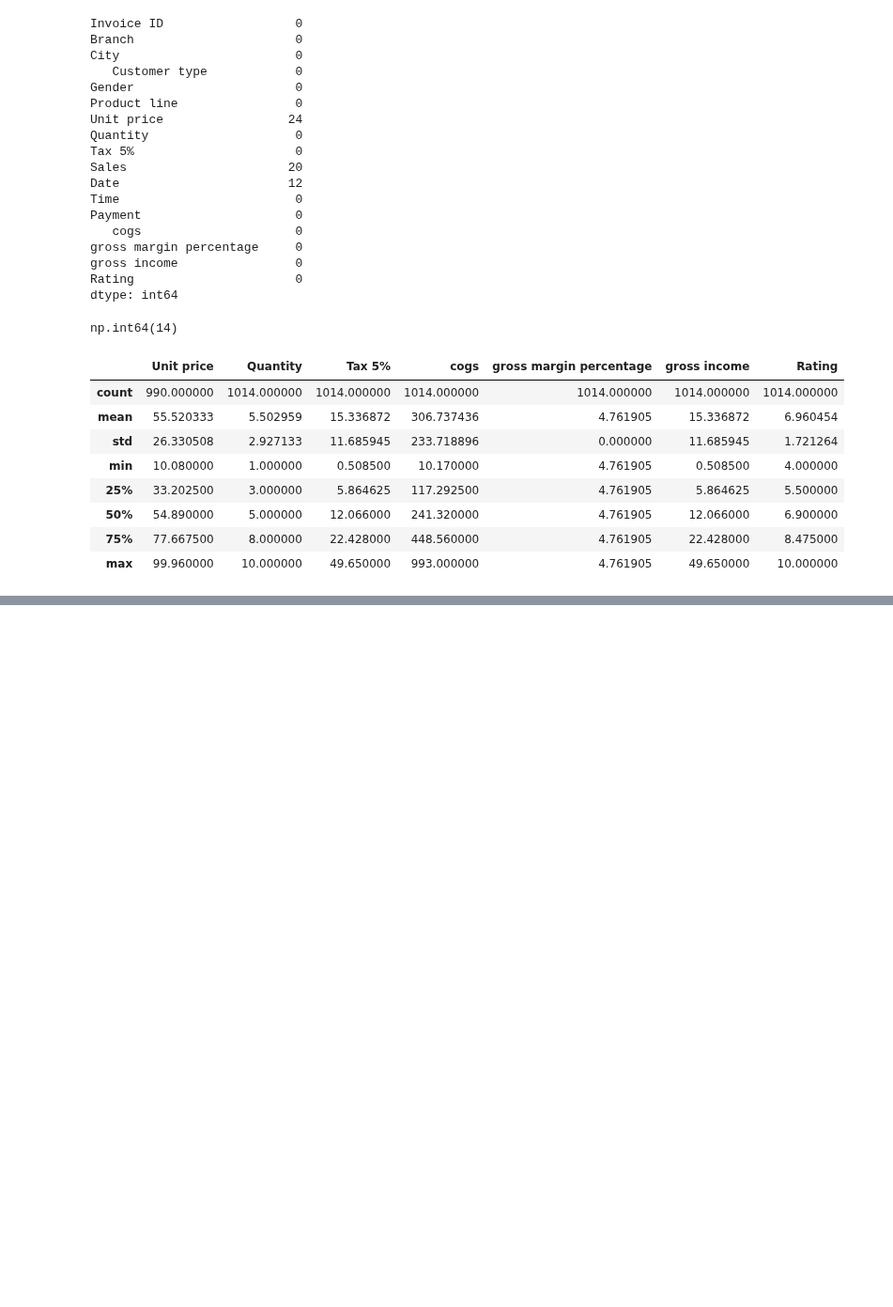
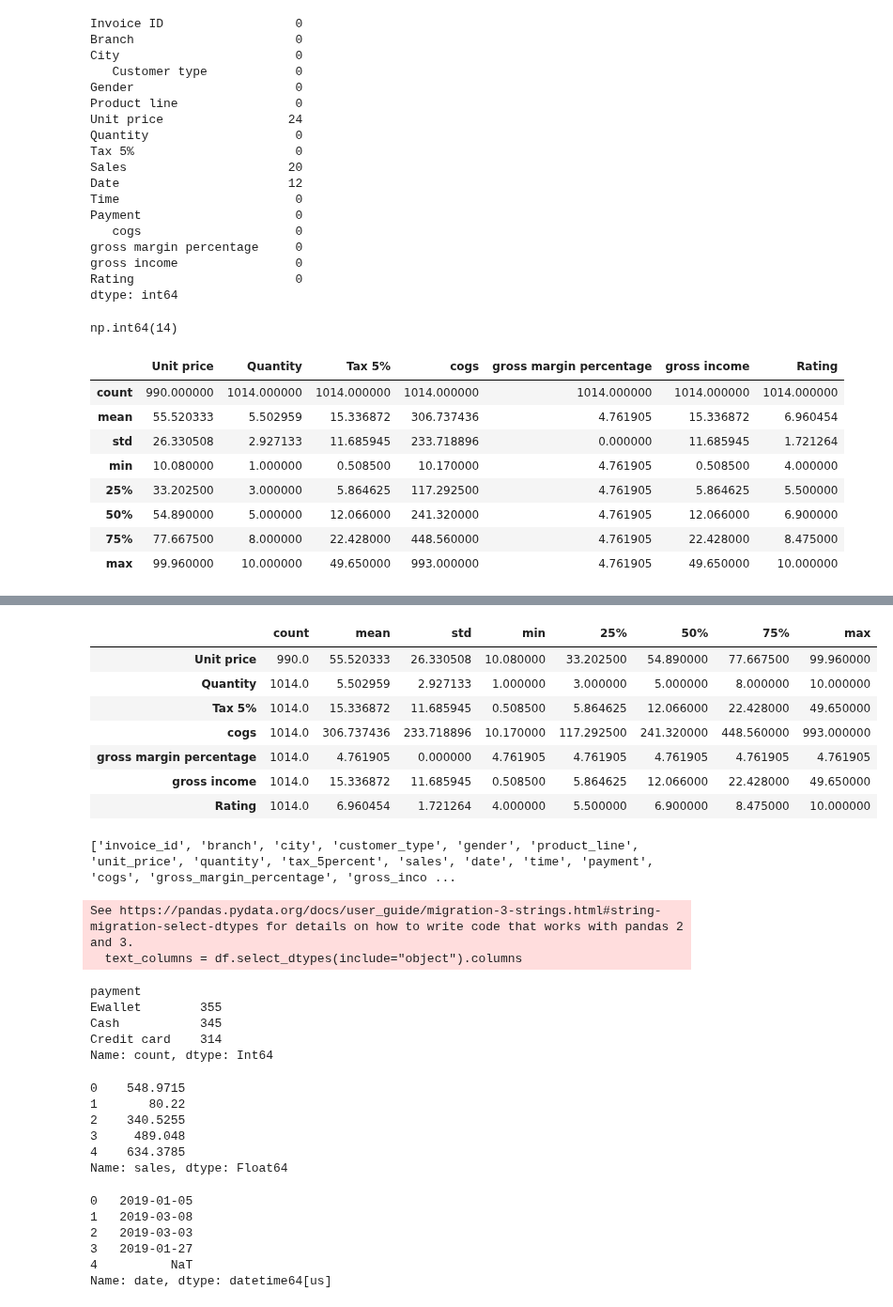
Before and after one commit to moaaz-z/DEPI, a Jupyter notebook: 2.ipynb, the cells around one changed output, grey strips where cells are left out. Shown at 94% size. Drawn from its saved outputs; the diff is of its cells as text; code cells hidden in the pictures; blank space fills up the shorter version.

```diff
--- a/2.ipynb
+++ b/2.ipynb
@@ -48,0 +94,78 @@ df.describe()
+# %%
+df.describe().T
+# %% [output]
+|  | count | mean | std | min | 25% | 50% | 75% | max |
+| Unit price | 990.0 | 55.520333 | 26.330508 | 10.080000 | 33.202500 | 54.890000 | 77.667500 | 99.960000 |
+| Quantity | 1014.0 | 5.502959 | 2.927133 | 1.000000 | 3.000000 | 5.000000 | 8.000000 | 10.000000 |
+| Tax 5% | 1014.0 | 15.336872 | 11.685945 | 0.508500 | 5.864625 | 12.066000 | 22.428000 | 49.650000 |
+| cogs | 1014.0 | 306.737436 | 233.718896 | 10.170000 | 117.292500 | 241.320000 | 448.560000 | 993.000000 |
+| gross margin percentage | 1014.0 | 4.761905 | 0.000000 | 4.761905 | 4.761905 | 4.761905 | 4.761905 | 4.761905 |
+| gross income | 1014.0 | 15.336872 | 11.685945 | 0.508500 | 5.864625 | 12.066000 | 22.428000 | 49.650000 |
+| Rating | 1014.0 | 6.960454 | 1.721264 | 4.000000 | 5.500000 | 6.900000 | 8.475000 | 10.000000 |
+# %%
+df.columns = (
+    df.columns
+    .str.strip()
+    .str.lower()
+    .str.replace("%", "percent", regex=False)
+    .str.replace(r"[^a-z0-9]+", "_", regex=True)
+    .str.strip("_")
+)
+
+print(df.columns.tolist())
+# %% [output]
+['invoice_id', 'branch', 'city', 'customer_type', 'gender', 'product_line', 'unit_price', 'quantity', 'tax_5percent', 'sales', 'date', 'time', 'payment', 'cogs', 'gross_margin_percentage', 'gross_inco ...
+# %%
+text_columns = df.select_dtypes(include="object").columns
+
+for column in text_columns:
+    df[column] = df[column].astype("string").str.strip()
+# %% [output]
+See https://pandas.pydata.org/docs/user_guide/migration-3-strings.html#string-migration-select-dtypes for details on how to write code that works with pandas 2 and 3.
+  text_columns = df.select_dtypes(include="object").columns
+# %%
+df["payment"] = df["payment"].replace({
+    "E-wallet": "Ewallet",
+    "credit card": "Credit card",
+    "cash": "Cash"
+})
+
+df["payment"].value_counts()
+# %% [output]
+payment
+Ewallet        355
+Cash           345
+Credit card    314
+Name: count, dtype: Int64
+# %%
+df["sales"] = (
+    df["sales"]
+    .astype("string")
+    .str.replace("EGP", "", regex=False)
+    .str.strip()
+)
+
+df["sales"] = pd.to_numeric(df["sales"], errors="coerce")
+
+df["sales"].head()
+# %% [output]
+0    548.9715
+1       80.22
+2    340.5255
+3     489.048
+4    634.3785
+Name: sales, dtype: Float64
+# %%
+df["date"] = pd.to_datetime(
+    df["date"],
+    errors="coerce"
+)
+
+df["date"].head()
+# %% [output]
+0   2019-01-05
+1   2019-03-08
+2   2019-03-03
+3   2019-01-27
+4          NaT
+Name: date, dtype: datetime64[us]
```
Also changed, not shown: parts of 19 cells of this notebook.
